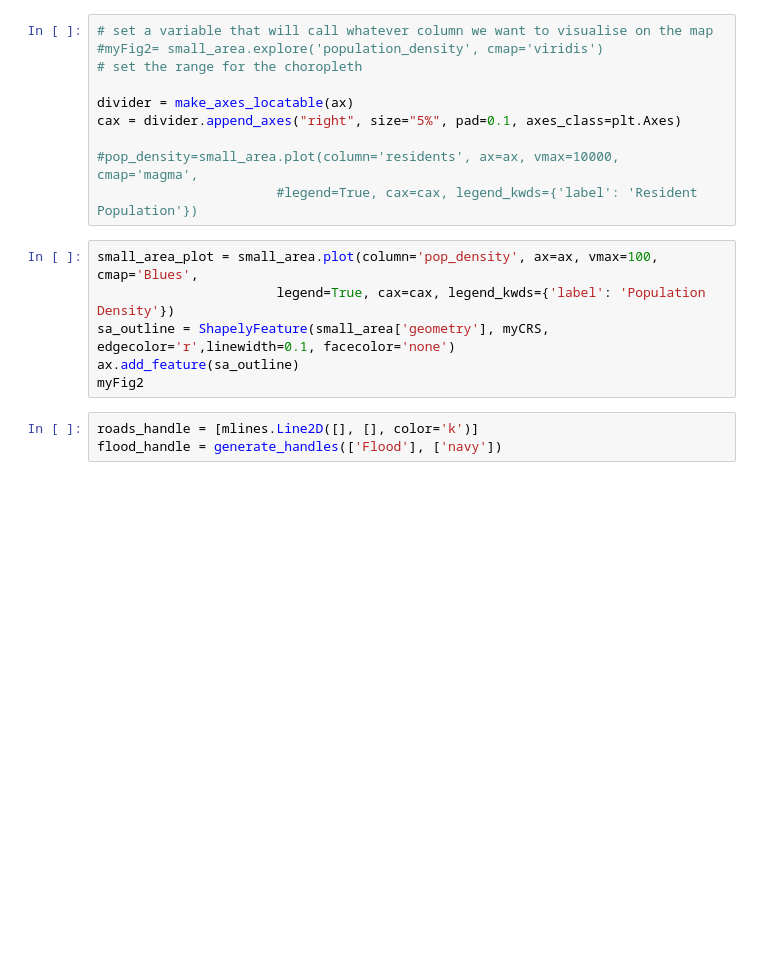
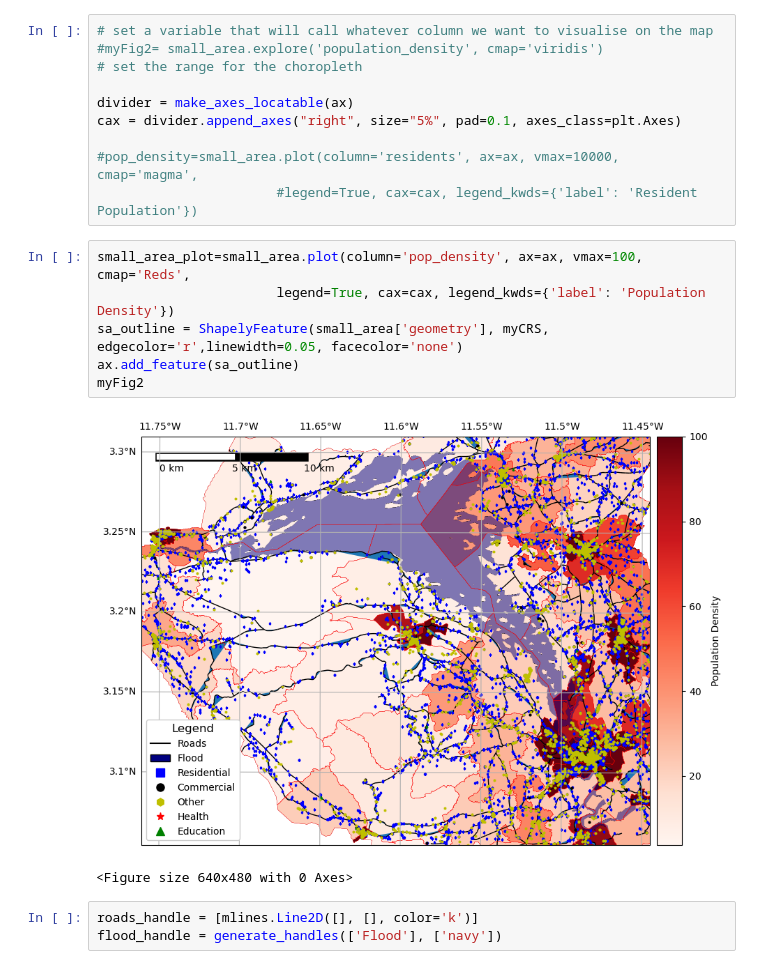
Before and after one commit to fd1807/EGM722_Project, a Jupyter notebook: Project_EGM722.ipynb, the cells around one changed output. Saved outputs shown, nothing was run; the diff lists cells and outputs as text; blank space fills up the shorter version.

```diff
--- a/Project_EGM722.ipynb
+++ b/Project_EGM722.ipynb
@@ -193,11 +302,14 @@ cax = divider.append_axes("right", size="5%", pad=0.1, axes_class=plt.Axes)
 #pop_density=small_area.plot(column='residents', ax=ax, vmax=10000, cmap='magma',
                        #legend=True, cax=cax, legend_kwds={'label': 'Resident Population'})
 # %%
-small_area_plot = small_area.plot(column='pop_density', ax=ax, vmax=100, cmap='Blues',
+small_area_plot=small_area.plot(column='pop_density', ax=ax, vmax=100, cmap='Reds',
                        legend=True, cax=cax, legend_kwds={'label': 'Population Density'})
-sa_outline = ShapelyFeature(small_area['geometry'], myCRS, edgecolor='r',linewidth=0.1, facecolor='none')
+sa_outline = ShapelyFeature(small_area['geometry'], myCRS, edgecolor='r',linewidth=0.05, facecolor='none')
 ax.add_feature(sa_outline)
 myFig2
+# %% [output]
+[figure, added]
+<Figure size 640x480 with 0 Axes>
 # %%
 roads_handle = [mlines.Line2D([], [], color='k')]
 flood_handle = generate_handles(['Flood'], ['navy'])
```
Also changed, not shown: parts of 21 cells of this notebook.
